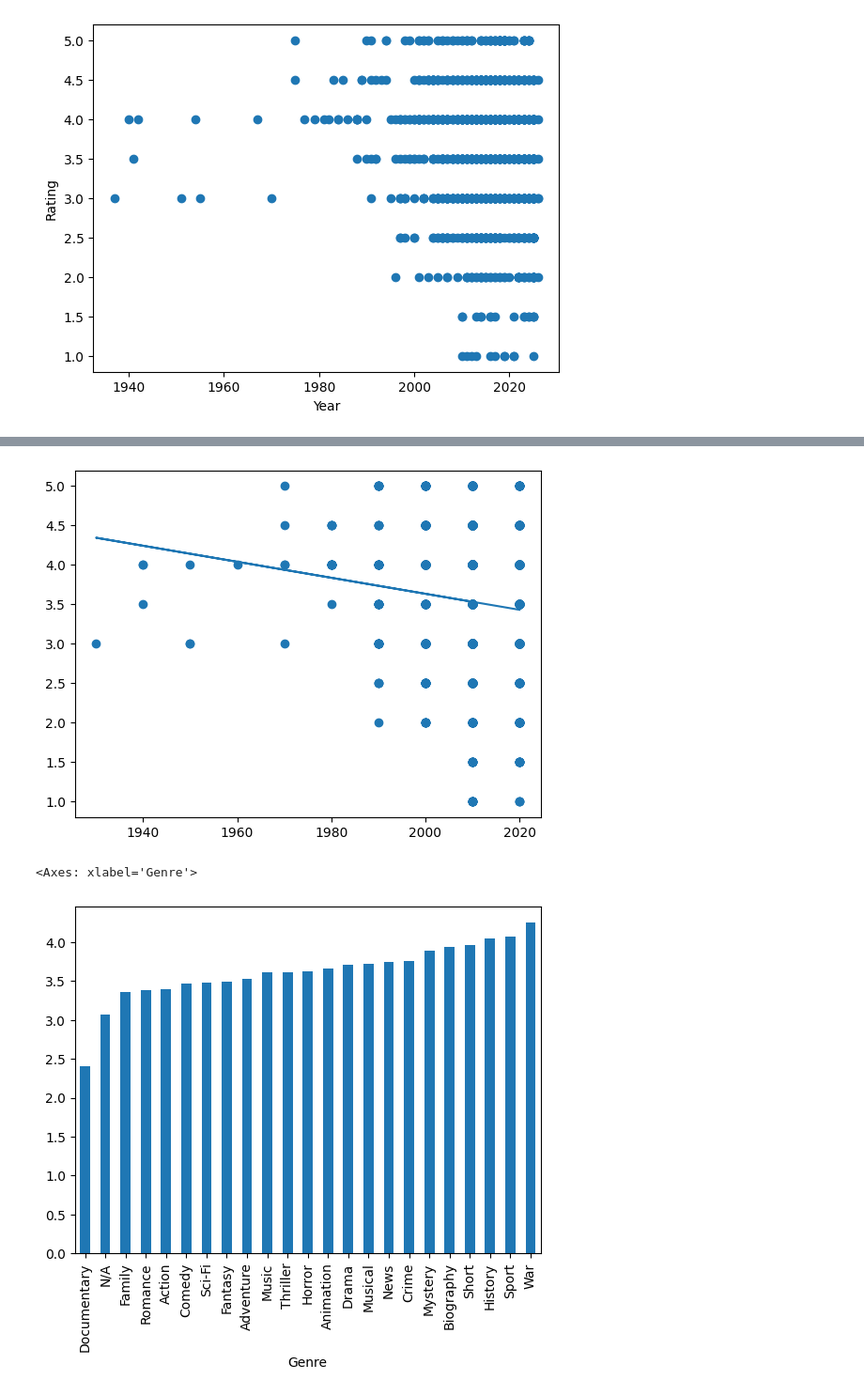
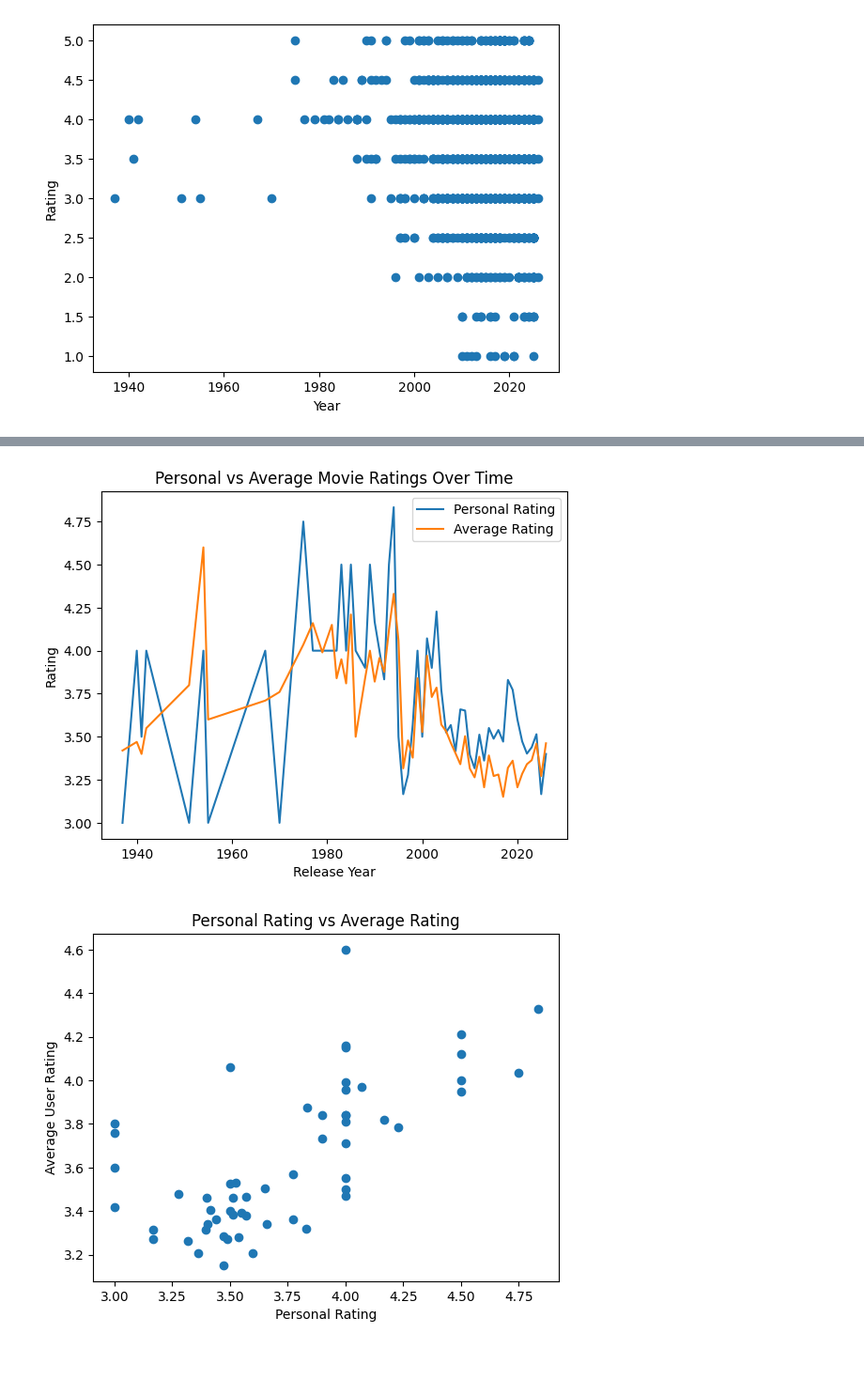
Before and after one commit to siddharth-padakanti/letterboxd-rating-analysis, a Jupyter notebook: notebook/analysis.ipynb, the cells around one changed output, grey strips where cells are left out. Shown at 94% size. Saved outputs shown, nothing was run; the diff lists cells and outputs as text; code cells hidden in the pictures; blank space fills up the shorter version.

Commit message:
Updated the Dataset csv by adding more attributes. Trained acouple models for analysis.

```diff
--- a/notebook/analysis.ipynb
+++ b/notebook/analysis.ipynb
@@ -4,9 +4,9 @@ import matplotlib.pyplot as plt
 import seaborn as sns
 import numpy as np
 # %%
-data = pd.read_csv('../data/ratings.csv')
+df = pd.read_csv('../data/ratings.csv')
 
-print(data.head(),"\n")
-print(data.info(),"\n")
-print(data.describe())
+print(df.head(),"\n")
+print(df.info(),"\n")
+print(df.describe())
 # %% [output]
@@ -29,0 +30,7 @@ max    2026.000000     5.000000
+# %%
+df.isnull().sum()
+df = df.dropna()
+# %%
+encoded_df = df['Genres'].str.get_dummies(sep='-')
+df = df.join(encoded_df).drop(columns=['Genres'])
+print(df.head())
@@ -66,6 +61,0 @@ LinearRegression()
-# %%
-plt.scatter(X, y)
-plt.plot(X, new_model.predict(X))
-plt.show()
-# %% [output]
-[figure, removed]
@@ -83,7 +62,24 @@ data["Genre"] = data["Genre"].str.split(", ")
-# %%
-data_exploded = data.explode("Genre")
-
-data_exploded.groupby("Genre")["Rating"].mean().sort_values().plot(kind="bar")
-# %% [output]
-<Axes: xlabel='Genre'>
-[figure, removed]
+# %%
+df_grouped = df.groupby('Year')[['Rating', 'Average Rating']].mean().reset_index()
+df_grouped = df_grouped.sort_values(by='Year')
+
+plt.figure()
+
+plt.plot(df_grouped['Year'], df_grouped['Rating'], label='Personal Rating')
+plt.plot(df_grouped['Year'], df_grouped['Average Rating'], label='Average Rating')
+
+plt.xlabel('Release Year')
+plt.ylabel('Rating')
+plt.title('Personal vs Average Movie Ratings Over Time')
+plt.legend()
+
+plt.show()
+
+plt.scatter(df_grouped["Rating"], df_grouped["Average Rating"])
+plt.xlabel("Personal Rating")
+plt.ylabel("Average User Rating")
+plt.title("Personal Rating vs Average Rating")
+plt.show()
+# %% [output]
+[figure, added]
+[figure, added]
```
Also changed, not shown: parts of 23 cells of this notebook, 1 other file.
